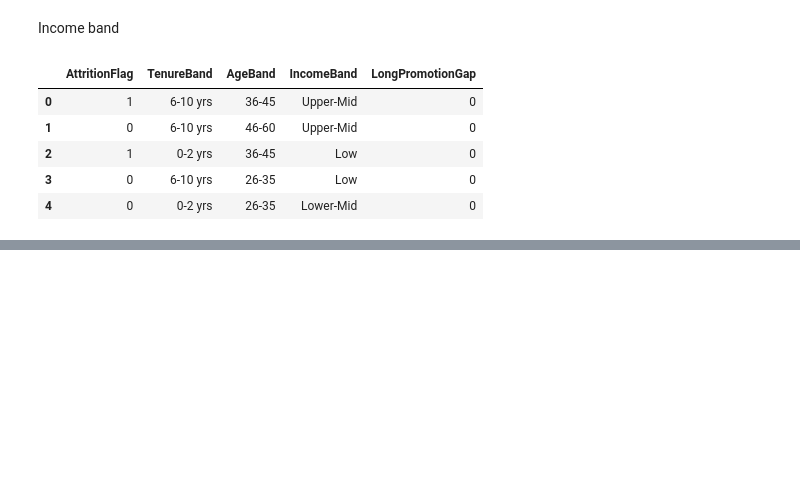
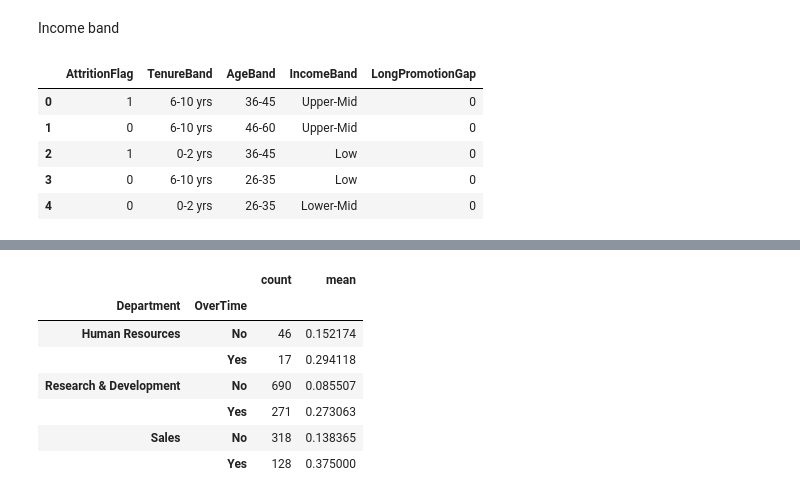
Before and after one commit to mahajanprajwal-1/employee-attrition-analysis, a Jupyter notebook: notebooks/01_data_cleaning.ipynb, the cells around one changed output, grey strips where cells are left out. Drawn from its saved outputs; the diff is of its cells as text; code cells hidden in the pictures; blank space fills up the shorter version.

```diff
--- a/notebooks/01_data_cleaning.ipynb
+++ b/notebooks/01_data_cleaning.ipynb
@@ -150,0 +206,11 @@ df.to_csv("../data/hr_attrition_clean.csv", index=False)
+# %%
+df.groupby(["Department","OverTime"])["AttritionFlag"].agg(["count","mean"])
+# %% [output]
+|  |  | count | mean |
+| Department | OverTime |  |  |
+| Human Resources | No | 46 | 0.152174 |
+|  | Yes | 17 | 0.294118 |
+| Research & Development | No | 690 | 0.085507 |
+|  | Yes | 271 | 0.273063 |
+| Sales | No | 318 | 0.138365 |
+|  | Yes | 128 | 0.375000 |
```
Also changed, not shown: parts of 15 cells of this notebook.
